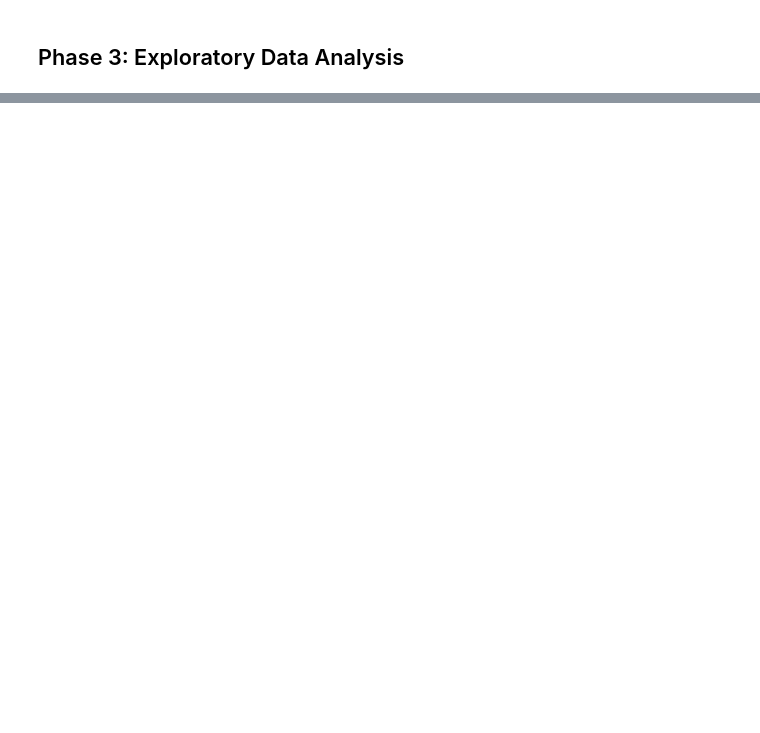
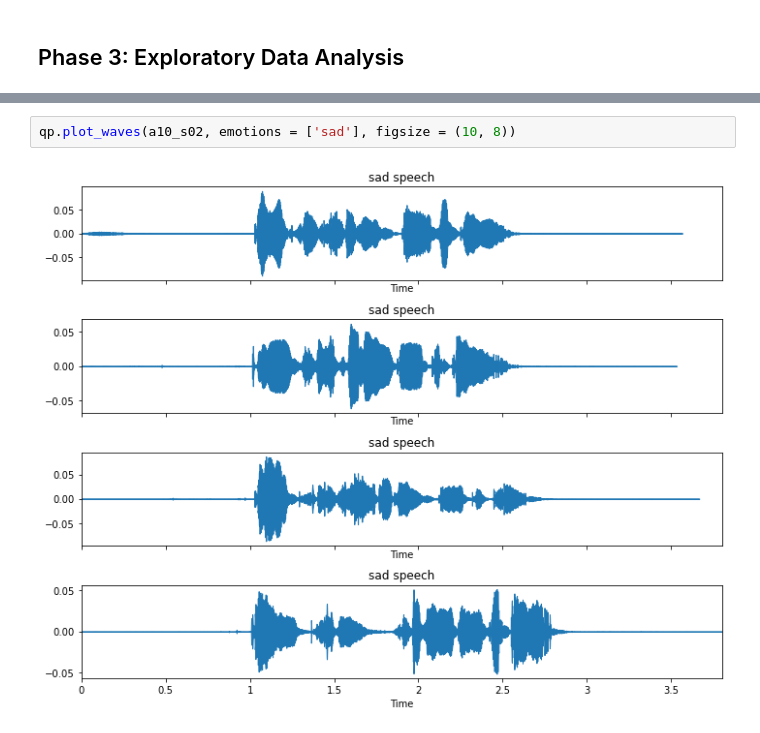
Before and after one commit to kduane/speech_emotion_recognition, a Jupyter notebook: single_actor_eda.ipynb, the cells around one changed output, grey strips where cells are left out. Drawn from its saved outputs; the diff is of its cells as text; blank space fills up the shorter version.

```diff
--- a/single_actor_eda.ipynb
+++ b/single_actor_eda.ipynb
@@ -161,0 +124,4 @@ plot_waves(a10_s02, 'fearful', (10, 8))
+# %%
+qp.plot_waves(a10_s02, emotions = ['sad'], figsize = (10, 8))
+# %% [output]
+[figure, added]
```
Also changed, not shown: parts of 49 cells of this notebook, 4 other files.
